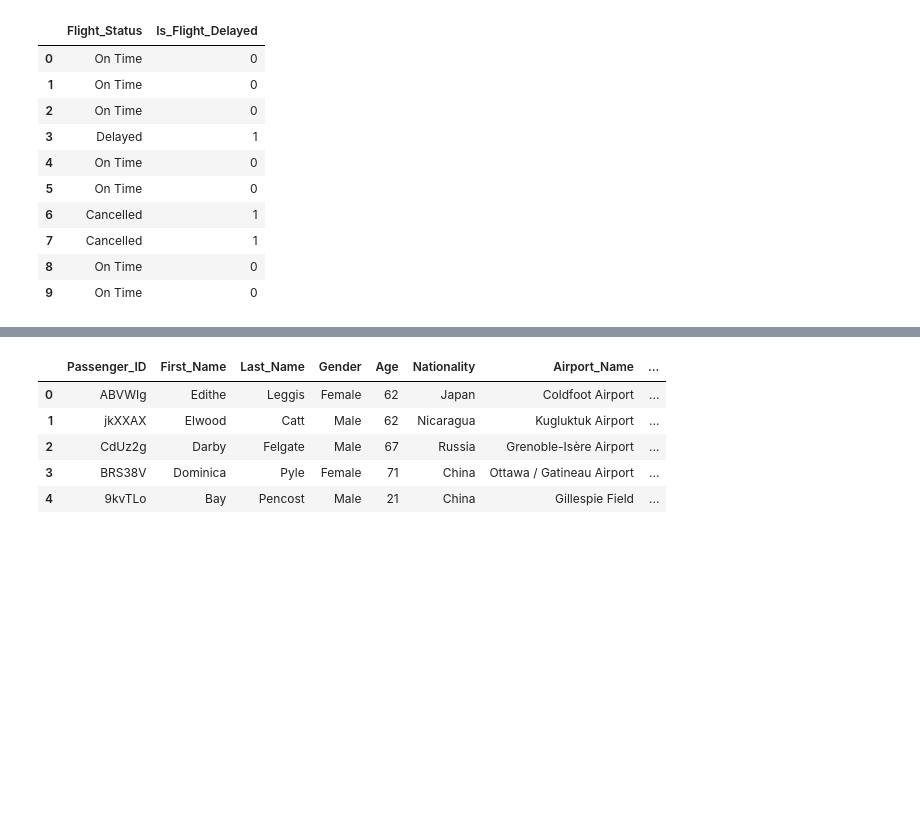
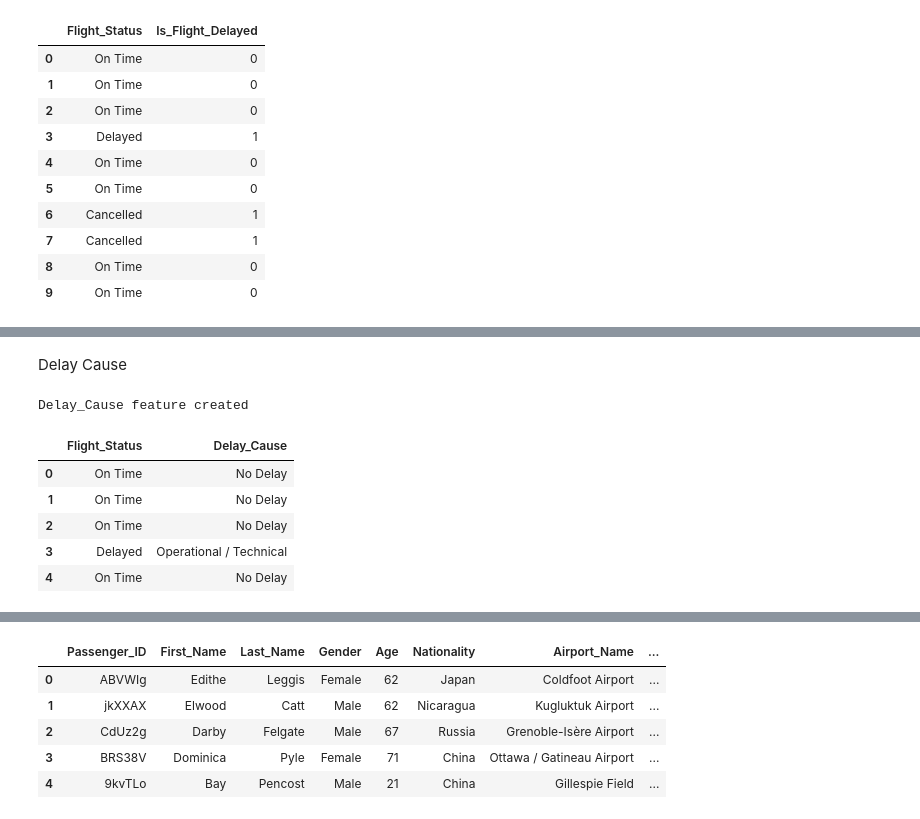
Before and after one commit to NupSha05/AirFly-Insights-Data-Visualization-and-Analysis, a Jupyter notebook: src/week2_feature_engineering.ipynb, the cells around one changed output, grey strips where cells are left out. Saved outputs shown, nothing was run; the diff lists cells and outputs as text; code cells hidden in the pictures; blank space fills up the shorter version.

Commit message:
Milestone 2 completed: Week 3 analysis, Week4 delay insights

```diff
--- a/src/week2_feature_engineering.ipynb
+++ b/src/week2_feature_engineering.ipynb
@@ -249,0 +285,29 @@ Is_Flight_Delayed feature created
+# %% [markdown]
+Delay Cause
+# %%
+
+def classify_delay(status):
+
+    status = str(status).lower()
+
+    if status == "cancelled":
+        return "Weather / Climatic"
+
+    elif status == "delayed":
+        return "Operational / Technical"
+
+    else:
+        return "No Delay"
+
+df["Delay_Cause"] = df["Flight_Status"].apply(classify_delay)
+
+print("Delay_Cause feature created")
+df[["Flight_Status","Delay_Cause"]].head()
+# %% [output]
+Delay_Cause feature created
+|  | Flight_Status | Delay_Cause |
+| 0 | On Time | No Delay |
+| 1 | On Time | No Delay |
+| 2 | On Time | No Delay |
+| 3 | Delayed | Operational / Technical |
+| 4 | On Time | No Delay |
```
Also changed, not shown: parts of 40 cells of this notebook, 3 other files.
